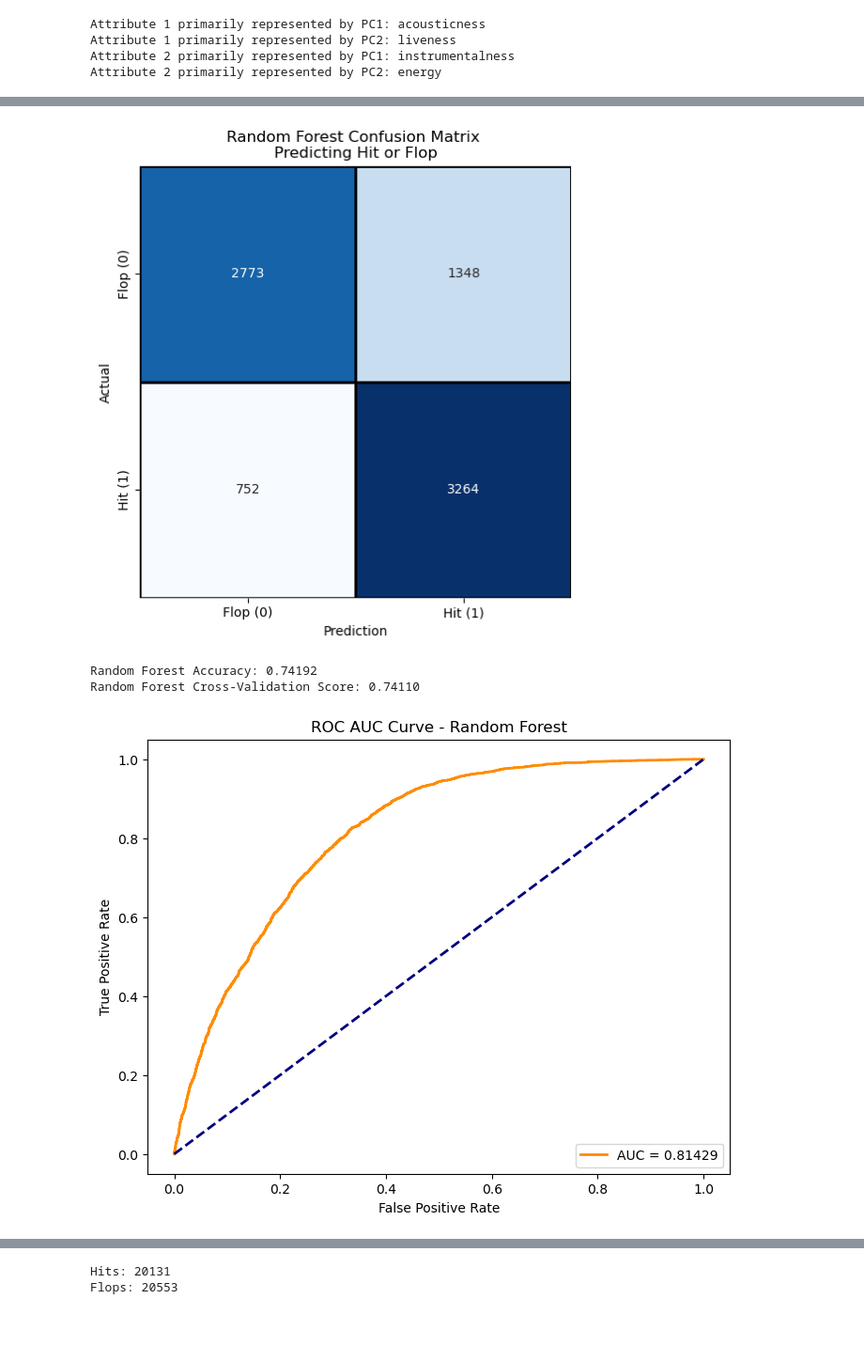
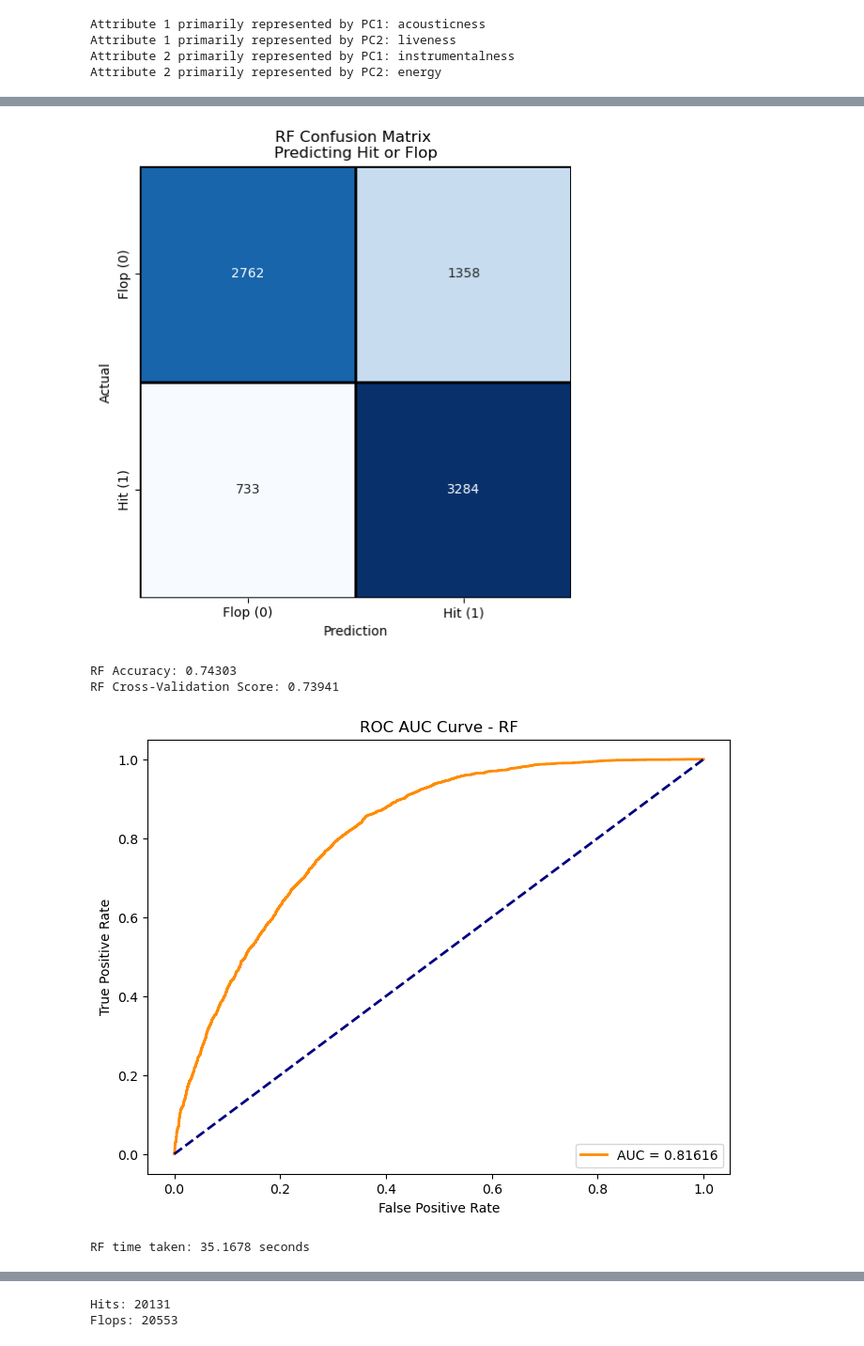
Before and after one commit to jesbor98/music-analysis, a Jupyter notebook: Data Mining project.ipynb, the cells around one changed output, grey strips where cells are left out. Shown: that part at 94% size. Saved outputs shown, nothing was run; the diff lists cells and outputs as text; code cells hidden in the pictures.

```diff
--- a/Data Mining project.ipynb
+++ b/Data Mining project.ipynb
@@ -165,46 +172,53 @@ Decision Tree Cross-Validation Score: 0.73287
 # %%
 # Create and fit the Random Forest model
+
+rf_start_time = time.time()
+
 rf = RandomForestClassifier(n_estimators=100, criterion='gini', min_samples_split=450)
 rf.fit(X_train, y_train)
 rf_y_pred = rf.predict(X_test)
 
 # Plot the confusion matrix
 rf_conf_matrix = confusion_matrix(y_test, rf_y_pred)
 plt.figure(figsize=(8, 6))
 sns.heatmap(rf_conf_matrix, annot=True, fmt="d", cmap="Blues", cbar=False,
             xticklabels=['Flop (0)', 'Hit (1)'], yticklabels=['Flop (0)', 'Hit (1)'],
             linewidths=1, linecolor='black', square=True)
-plt.title("Random Forest Confusion Matrix \nPredicting Hit or Flop")
+plt.title("RF Confusion Matrix \nPredicting Hit or Flop")
 plt.xlabel("Prediction")
 plt.ylabel("Actual")
 plt.show()
 
 # Evaluate accuracy
 rf_cv_score = cross_val_score(rf, X_full, y_full, cv=5, scoring='accuracy').mean()
-print(f"Random Forest Accuracy: {rf.score(X_test, y_test):0.5f}")
-print(f"Random Forest Cross-Validation Score: {rf_cv_score:0.5f}")
+print(f"RF Accuracy: {rf.score(X_test, y_test):0.5f}")
+print(f"RF Cross-Validation Score: {rf_cv_score:0.5f}")
 
 # Predict probabilities instead of classes for ROC curve
 rf_y_probs = rf.predict_proba(X_test)[:, 1]
 
 # Compute ROC curve and ROC area
 fpr_rf, tpr_rf, _ = roc_curve(y_test, rf_y_probs)
 roc_auc_rf = auc(fpr_rf, tpr_rf)
 
 # Plot ROC curve
 plt.figure(figsize=(8, 6))
 plt.plot(fpr_rf, tpr_rf, color='darkorange', lw=2, label='AUC = {:0.5f}'.format(roc_auc_rf))
 plt.plot([0, 1], [0, 1], color='navy', lw=2, linestyle='--')
 plt.xlabel('False Positive Rate')
 plt.ylabel('True Positive Rate')
-plt.title('ROC AUC Curve - Random Forest')
+plt.title('ROC AUC Curve - RF')
 plt.legend(loc='lower right')
 plt.show()
+
+rf_end_time = time.time()
+print(f"RF time taken: {round(rf_end_time - rf_start_time, 4)} seconds")
 # %% [output]
-[figure, old version]
+[figure, new version]
-Random Forest Accuracy: 0.74192
-Random Forest Cross-Validation Score: 0.74110
+RF Accuracy: 0.74303
+RF Cross-Validation Score: 0.73941
-[figure, old version]
+[figure, new version]
+RF time taken: 35.1678 seconds
 # %%
 from sklearn.neural_network import MLPClassifier
 from sklearn.metrics import accuracy_score, confusion_matrix
```
Also changed, not shown: parts of 3 cells of this notebook.
